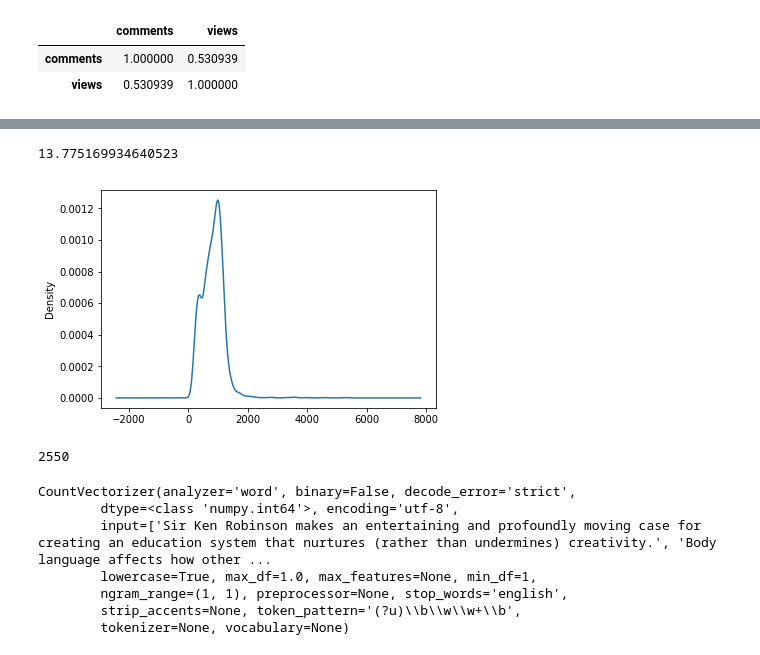
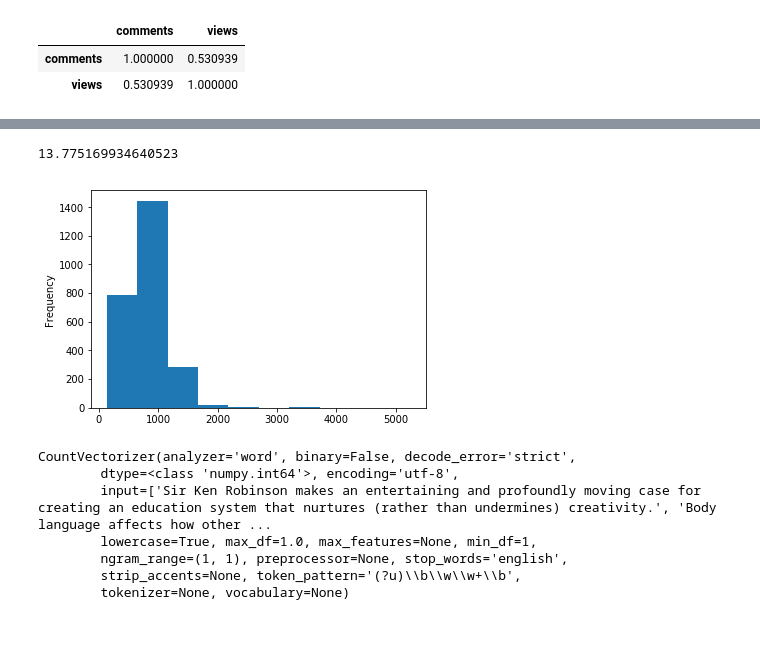
Before and after one commit to dkyol/deepLearning-, a Jupyter notebook: Ted_talk_project .ipynb, the cells around one changed output, grey strips where cells are left out. Saved outputs shown, nothing was run; the diff lists cells and outputs as text; code cells hidden in the pictures.

```diff
--- a/Ted_talk_project .ipynb
+++ b/Ted_talk_project .ipynb
@@ -98,9 +183,10 @@ top_10C.set_index('main_speaker').plot(kind = 'bar')
 # %%
-cont_data['duration'].plot(kind='kde')
+cont_data['duration'].plot(kind='hist')
 np.mean(cont_data['duration'])/60
+# histogram of time of videos
 # %% [output]
 13.775169934640523
-[figure, old version]
+[figure, new version]
 # %%
 top_descriptions = combined_data.groupby(['views', 'main_speaker', 'description']).sum().sort_values('views', axis = 0, ascending = False)
 top_desc_trunk = top_descriptions.iloc[:,:0].reset_index()
@@ -109,10 +195,6 @@ top_desc_trunk = top_descriptions.iloc[:,:0].reset_index()
 dlist = []
 for x in range(top_descriptions.shape[0]):
     dlist.append(top_desc_trunk.iloc[x,2])
-# %%
-len(dlist)
-# %% [output]
-2550
 # %%
 from sklearn.feature_extraction.text import CountVectorizer
 
```
Also changed, not shown: parts of 24 cells of this notebook.
